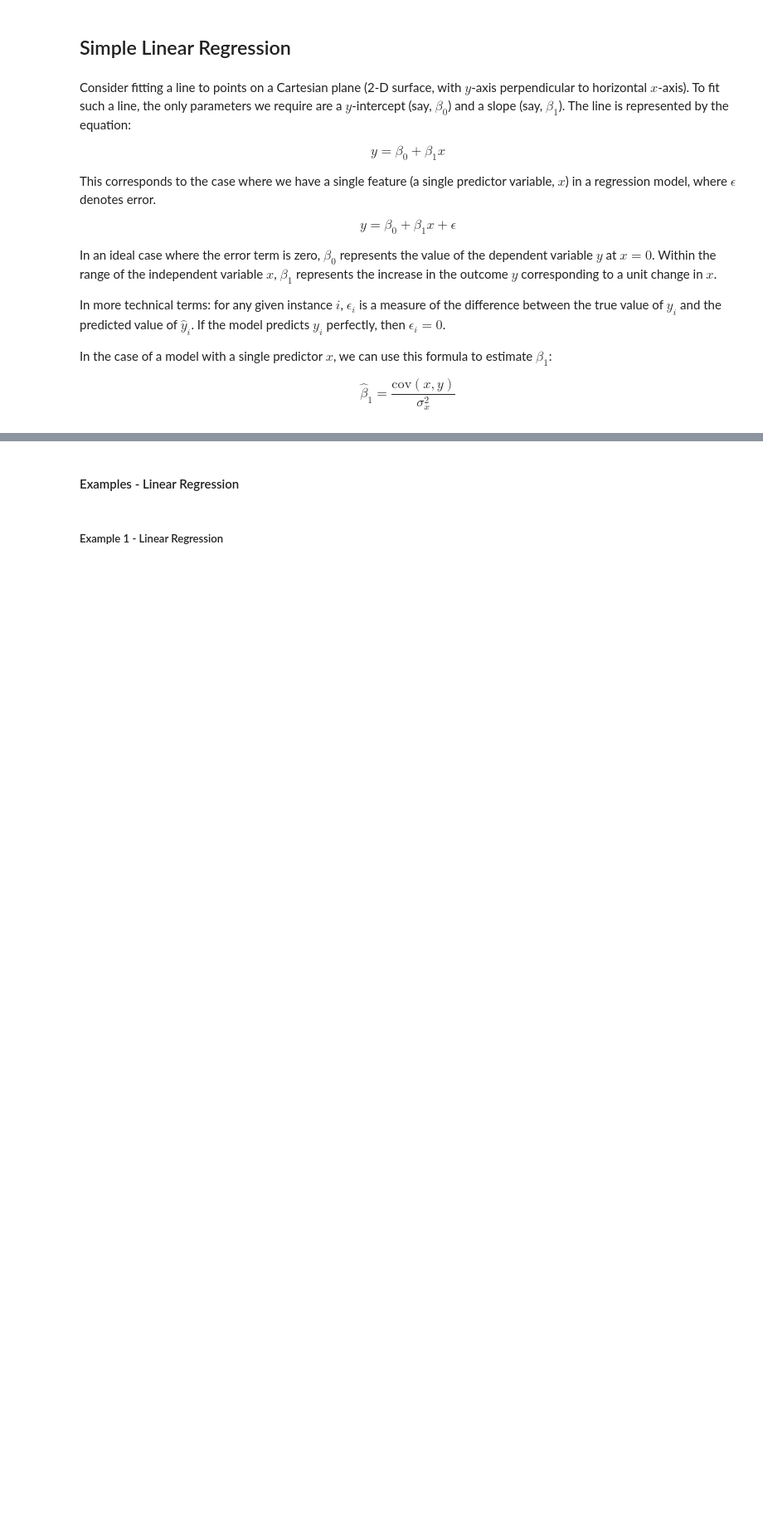
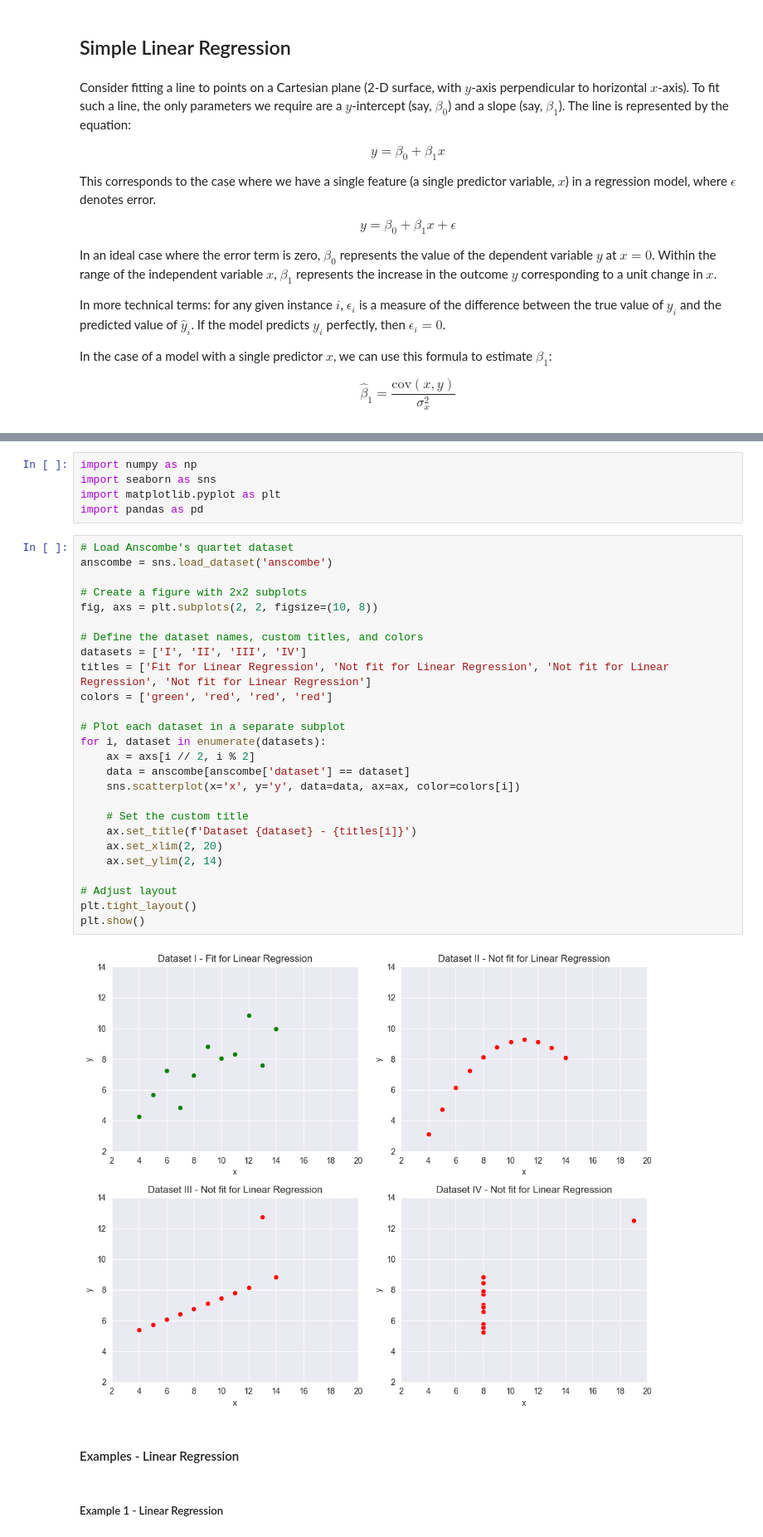
Before and after one commit to valatwork/statistics, a Jupyter notebook: 044-linear-regression.ipynb, the cells around one changed output, grey strips where cells are left out. Shown at 83% size. Drawn from its saved outputs; the diff is of its cells as text; blank space fills up the shorter version.

```diff
--- a/044-linear-regression.ipynb
+++ b/044-linear-regression.ipynb
@@ -52,3 +64,36 @@ $$\hat{\beta}_1 = \frac{\text{cov}(x,y)}{\sigma^2_x}$$
+# %%
+import numpy as np
+import seaborn as sns
+import matplotlib.pyplot as plt
+import pandas as pd
+# %%
+# Load Anscombe's quartet dataset
+anscombe = sns.load_dataset('anscombe')
+
+# Create a figure with 2x2 subplots
+fig, axs = plt.subplots(2, 2, figsize=(10, 8))
+
+# Define the dataset names, custom titles, and colors
+datasets = ['I', 'II', 'III', 'IV']
+titles = ['Fit for Linear Regression', 'Not fit for Linear Regression', 'Not fit for Linear Regression', 'Not fit for Linear Regression']
+colors = ['green', 'red', 'red', 'red']
+
+# Plot each dataset in a separate subplot
+for i, dataset in enumerate(datasets):
+    ax = axs[i // 2, i % 2]
+    data = anscombe[anscombe['dataset'] == dataset]
+    sns.scatterplot(x='x', y='y', data=data, ax=ax, color=colors[i])
+
+    # Set the custom title
+    ax.set_title(f'Dataset {dataset} - {titles[i]}')
+    ax.set_xlim(2, 20)
+    ax.set_ylim(2, 14)
+
+# Adjust layout
+plt.tight_layout()
+plt.show()
+# %% [output]
+[figure, added]
 # %% [markdown]
 #### Examples - Linear Regression
 # %% [markdown]
```
Also changed, not shown: parts of 6 cells of this notebook, 2 other files.
